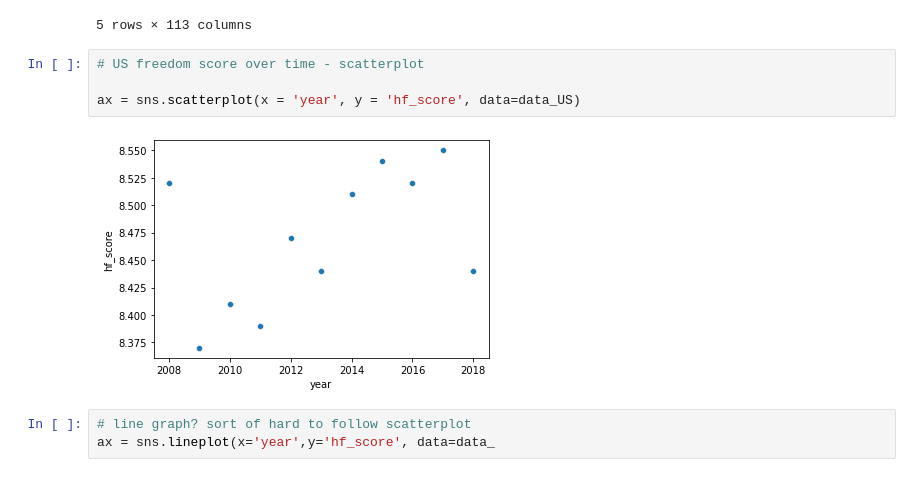
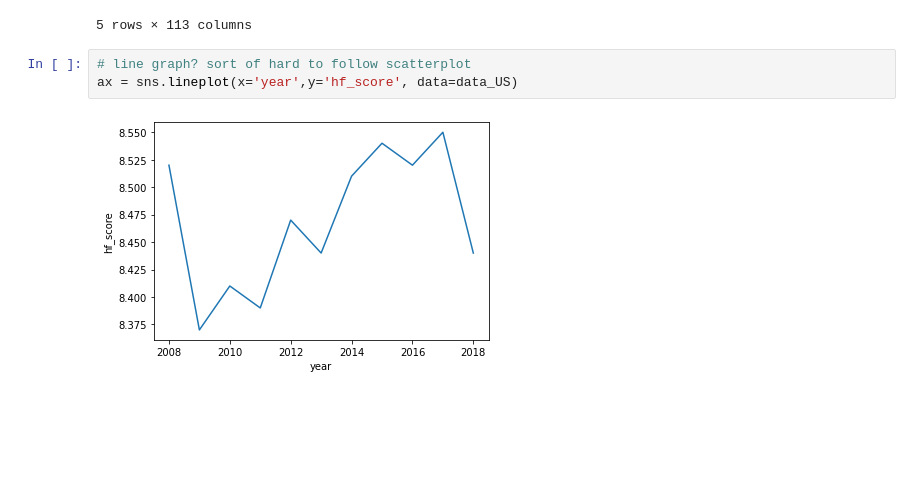
Before and after one commit to aroy2530/l2_demo_analysis, a Jupyter notebook: human_freedom_analysis.ipynb, the cells around one changed output. Saved outputs shown, nothing was run; the diff lists cells and outputs as text; blank space fills up the shorter version.

```diff
--- a/human_freedom_analysis.ipynb
+++ b/human_freedom_analysis.ipynb
@@ -106,12 +106,8 @@ data_US.head()
 | 1708 | 1708 | 2015 | USA | United States | North America | 8.54 | 13.0 | 1.0 | 7.6 | ... |
 | 1709 | 1709 | 2014 | USA | United States | North America | 8.51 | 15.0 | 1.0 | 8.1 | ... |
 5 rows × 113 columns
-# %%
-# US freedom score over time - scatterplot
-
-ax = sns.scatterplot(x = 'year', y = 'hf_score', data=data_US)
-# %% [output]
-[figure, removed]
 # %%
 # line graph? sort of hard to follow scatterplot
-ax = sns.lineplot(x='year',y='hf_score', data=data_
+ax = sns.lineplot(x='year',y='hf_score', data=data_US)
+# %% [output]
+[figure, added]
```
